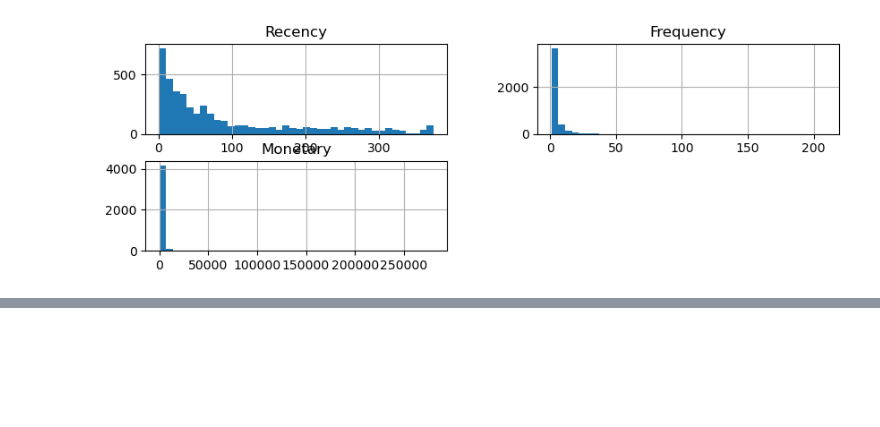
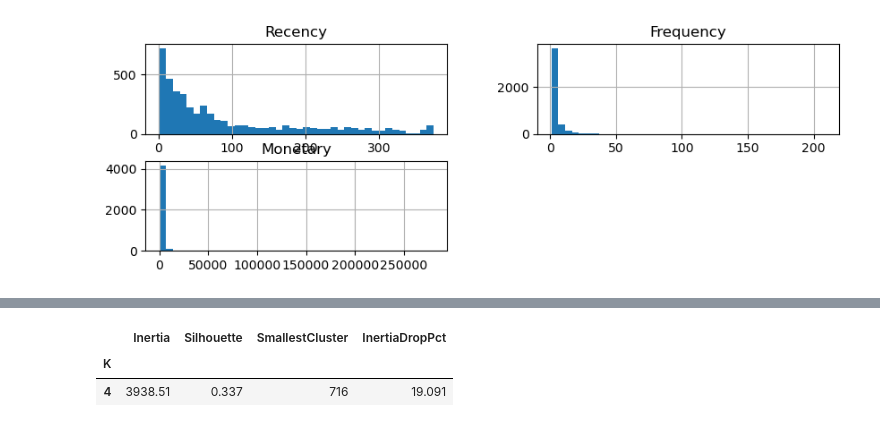
Before and after one commit to HammaadAlam/3730-Customer-Segmentation, a Jupyter notebook: preprocessing.ipynb, the cells around one changed output, grey strips where cells are left out. Cells and saved outputs as stored; diff of their text form; code cells hidden in the pictures; blank space fills up the shorter version.

```diff
--- a/preprocessing.ipynb
+++ b/preprocessing.ipynb
@@ -310,0 +378,8 @@ rfm_scaled = pd.DataFrame(
+# %%
+# Number of clusters used for the final K-means model and agglomerative comparison
+chosen_k = 4
+k_results_df.loc[[chosen_k]].round(3)
+# %% [output]
+|  | Inertia | Silhouette | SmallestCluster | InertiaDropPct |
+| K |  |  |  |  |
+| 4 | 3938.51 | 0.337 | 716 | 19.091 |
```
Also changed, not shown: parts of 4 cells of this notebook.
